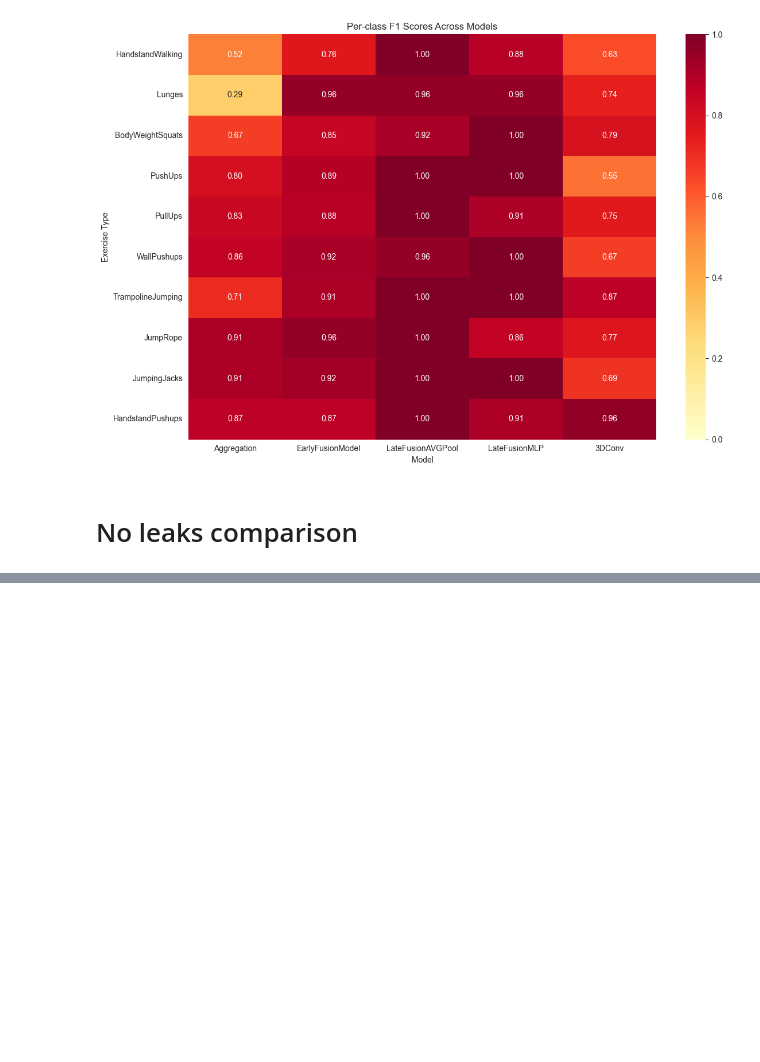
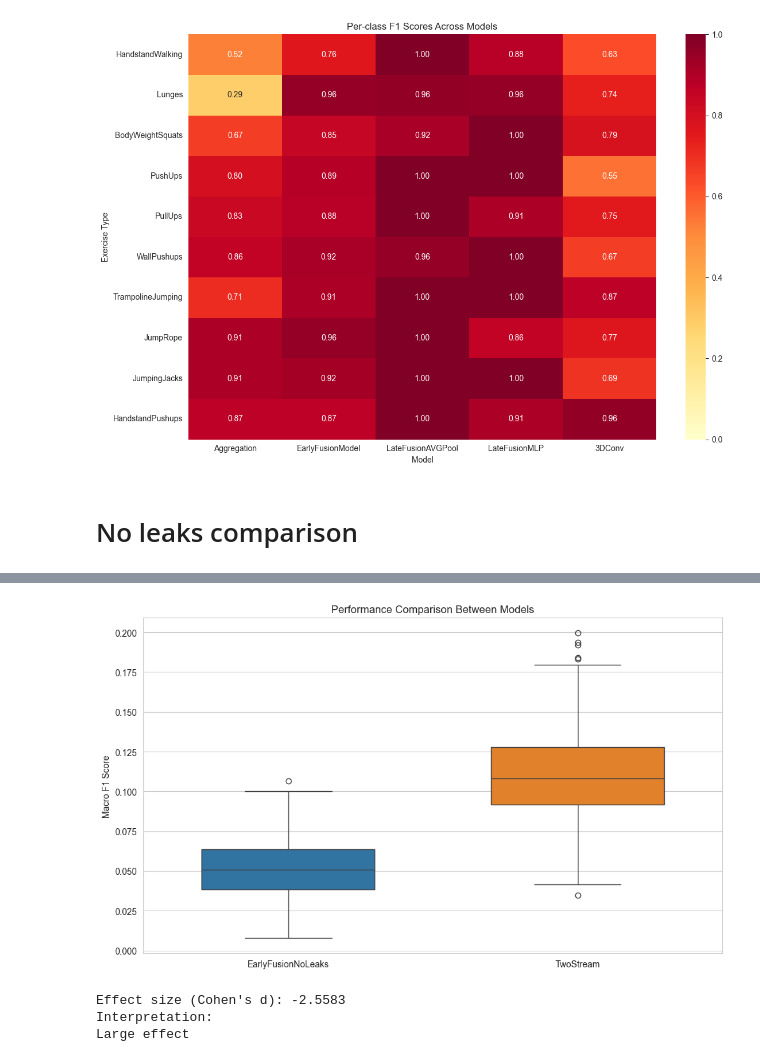
Before and after one commit to Jacopo00811/VideoClassification, a Jupyter notebook: model_compare.ipynb, the cells around one changed output, grey strips where cells are left out. Drawn from its saved outputs; the diff is of its cells as text; code cells hidden in the pictures; blank space fills up the shorter version.

```diff
--- a/model_compare.ipynb
+++ b/model_compare.ipynb
@@ -455,4 +437,11 @@ for model_name, model in models.items():
 # %%
+import torch.nn.functional as F
+device = torch.device('cuda' if torch.cuda.is_available() else 'cpu')
+
+# Move all models to the appropriate device
+for model_name, model in models.items():
+    models[model_name] = model.to(device)
+
 # Create separate predictions dictionary
 predictions = {}
 
@@ -466,14 +455,17 @@ for model_name, model in models.items():
         if model_name == "TwoStream":
             # Two-stream specific inference
             for (spatial_frames, _), (flow_frames, labels) in zip(spatial_loader_test, flow_loader_test):
+                # Move both inputs to device
                 spatial_frames = spatial_frames.to(device)
                 flow_frames = flow_frames.to(device)
+                labels = labels.to(device)
 
                 B, C, T, H, W = spatial_frames.size()
 
                 # Process spatial frames
                 spatial_frames = spatial_frames.transpose(1, 2)
                 spatial_frames = spatial_frames.reshape(-1, C, H, W)
+
 
                 # Process flow frames
                 B_flow, C_flow, H_flow, W_flow = flow_frames.size()
@@ -484,19 +476,27 @@ for model_name, model in models.items():
                 # Resize flow frames if needed
                 if H_flow != H or W_flow != W:
                     flow_frames = F.interpolate(flow_frames, size=(H, W),
-                                              mode='bilinear', align_corners=False)
+                                             mode='bilinear', align_corners=False)
 
+                # Forward pass
                 outputs = model(spatial_frames, flow_frames)
                 outputs = outputs.view(B, T, -1)
                 outputs = outputs.mean(dim=1)
 
+                # Get predictions
                 _, predicted = outputs.max(1)
                 all_preds.extend(predicted.cpu().numpy())
         else:
+
             # Regular inference for other models
             for inputs, labels in test_loader:
                 inputs = inputs.to(device)
+                labels = labels.to(device)  # Move labels to device if needed
+
+                # Forward pass
                 outputs = model(inputs)
+
+                # Get predictions
                 _, predicted = outputs.max(1)
                 all_preds.extend(predicted.cpu().numpy())
 
@@ -505,10 +523,11 @@ for model_name, model in models.items():
 # %%
 import numpy as np
 from sklearn.metrics import classification_report
+from scipy.stats import wilcoxon
 
 # First ensure we have ground truth labels
 y_true = []
-for _, labels in test_loader:  # Using any of your dataloaders since labels should match
+for _, labels in test_loader:
     y_true.extend(labels.numpy())
 
 # Bootstrap sampling to generate metric distributions
@@ -538,20 +557,18 @@ for model_name, f1_scores in bootstrap_metrics.items():
     upper = np.percentile(f1_scores, 97.5)
     print(f"{model_name}: 95% CI for Macro F1: {lower:.4f} - {upper:.4f}")
 
-# Prepare metric matrix for statistical tests
-metric_matrix = np.array([bootstrap_metrics[model_name] for model_name in models.keys()])
-
-# Perform Friedman Test
-from scipy.stats import friedmanchisquare
-stat, p_value = friedmanchisquare(*metric_matrix)
-print(f"\nFriedman Test: p = {p_value:.4f}")
-
-# Post-hoc Nemenyi Test if p < 0.05
+# Perform Wilcoxon signed-rank test
+model_names = list(models.keys())
+stat, p_value = wilcoxon(bootstrap_metrics[model_names[0]],
+                        bootstrap_metrics[model_names[1]])
+print(f"\nWilcoxon signed-rank test: p = {p_value:.4f}")
+print("Interpretation:")
 if p_value < 0.05:
-    from scikit_posthocs import posthoc_nemenyi_friedman
-    nemenyi_results = posthoc_nemenyi_friedman(metric_matrix.T)
-    print("\nPost-hoc Test Results (Nemenyi):")
-    print(nemenyi_results)
+    better_model = model_names[0] if np.mean(bootstrap_metrics[model_names[0]]) > np.mean(bootstrap_metrics[model_names[1]]) else model_names[1]
+    print(f"There is a statistically significant difference between the models (p < 0.05)")
+    print(f"{better_model} performs significantly better")
+else:
+    print("No statistically significant difference between the models (p >= 0.05)")
 
 # Create performance table
 print("\nOverall Performance Metrics:")
@@ -572,11 +589,31 @@ print(metrics_df)
 import matplotlib.pyplot as plt
 import seaborn as sns
 
-plt.figure(figsize=(12, 8))
+plt.figure(figsize=(10, 6))
 sns.boxplot(data=[bootstrap_metrics[model_name] for model_name in models.keys()],
             width=0.6)
-plt.xticks(range(len(models)), models.keys(), rotation=45)
+plt.xticks(range(len(models)), models.keys())
 plt.ylabel("Macro F1 Score")
-plt.title("Performance Comparison Across Models")
+plt.title("Performance Comparison Between Models")
 plt.tight_layout()
 plt.show()
+
+# Add effect size calculation (Cohen's d)
+def cohens_d(x1, x2):
+    n1, n2 = len(x1), len(x2)
+    var1, var2 = np.var(x1, ddof=1), np.var(x2, ddof=1)
+    pooled_se = np.sqrt(((n1 - 1) * var1 + (n2 - 1) * var2) / (n1 + n2 - 2))
+    return (np.mean(x1) - np.mean(x2)) / pooled_se
+
+d = cohens_d(bootstrap_metrics[model_names[0]], bootstrap_metrics[model_names[1]])
+print(f"\nEffect size (Cohen's d): {d:.4f}")
+print("Interpretation:")
+if abs(d) < 0.2:
+    print("Negligible effect")
+elif abs(d) < 0.5:
+    print("Small effect")
+elif abs(d) < 0.8:
+    print("Medium effect")
+else:
+    print("Large effect")
+# %% [output]
@@ -582,0 +635,4 @@ plt.show()
+[figure, added]
+Effect size (Cohen's d): -2.5583
+Interpretation:
+Large effect
```
Also changed, not shown: parts of 9 cells of this notebook, 2 other files.
